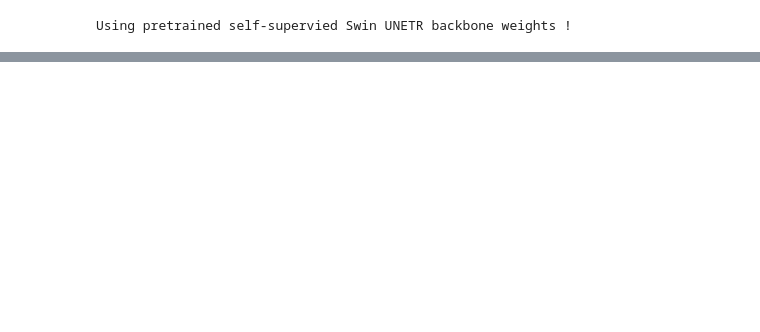
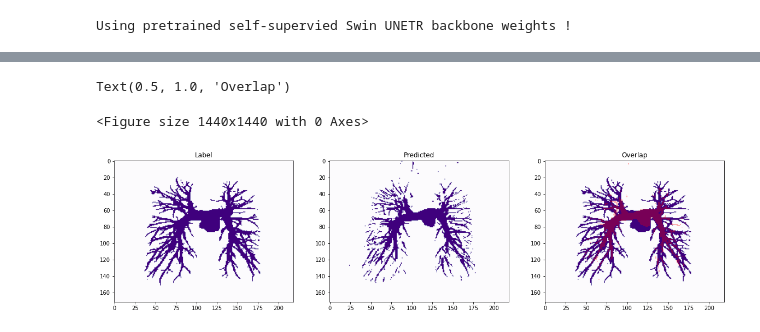
Before and after one commit to akansh12/parse2022, a Jupyter notebook: notebooks/vision_transformer/Swin_UnetTr.ipynb, the cells around one changed output, grey strips where cells are left out. Saved outputs shown, nothing was run; the diff lists cells and outputs as text; code cells hidden in the pictures; blank space fills up the shorter version.

```diff
--- a/notebooks/vision_transformer/Swin_UnetTr.ipynb
+++ b/notebooks/vision_transformer/Swin_UnetTr.ipynb
@@ -297,0 +298,19 @@ with torch.no_grad():
+# %%
+plt.figure(figsize=(20,20))
+plt.figure(figsize=(20,20))
+plt.subplot(1, 3, 1)
+plt.imshow(np.rot90(val_labels[0][0].sum(axis = 1)>0), cmap = 'Purples')
+plt.title("Label")
+plt.subplot(1, 3, 2)
+plt.imshow(np.rot90(val_outputs[0].sum(axis = 1)>0), cmap = 'Purples');
+plt.title("Predicted")
+
+plt.subplot(1, 3, 3)
+plt.imshow(np.rot90(val_labels[0][0].sum(axis = 1)>0), cmap = 'Purples')
+mask_ = np.ma.masked_where(val_outputs[0].sum(axis = 1) == 0, val_outputs[0].sum(axis = 1)>0)
+plt.imshow(np.rot90(mask_), alpha=0.3, cmap = "autumn")
+plt.title("Overlap")
+# %% [output]
+Text(0.5, 1.0, 'Overlap')
+<Figure size 1440x1440 with 0 Axes>
+[figure, added]
```
Also changed, not shown: parts of 12 cells of this notebook, 2 other files.
